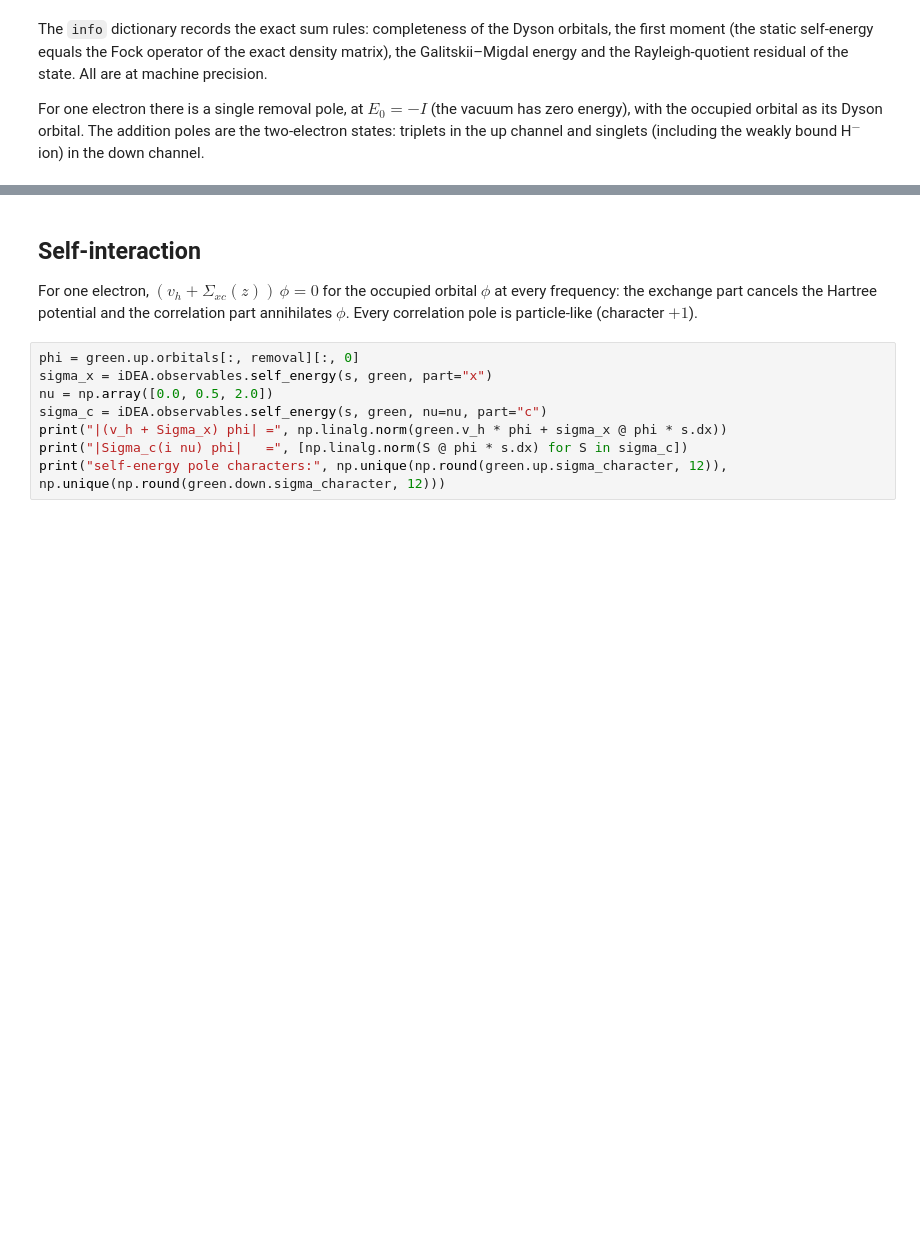
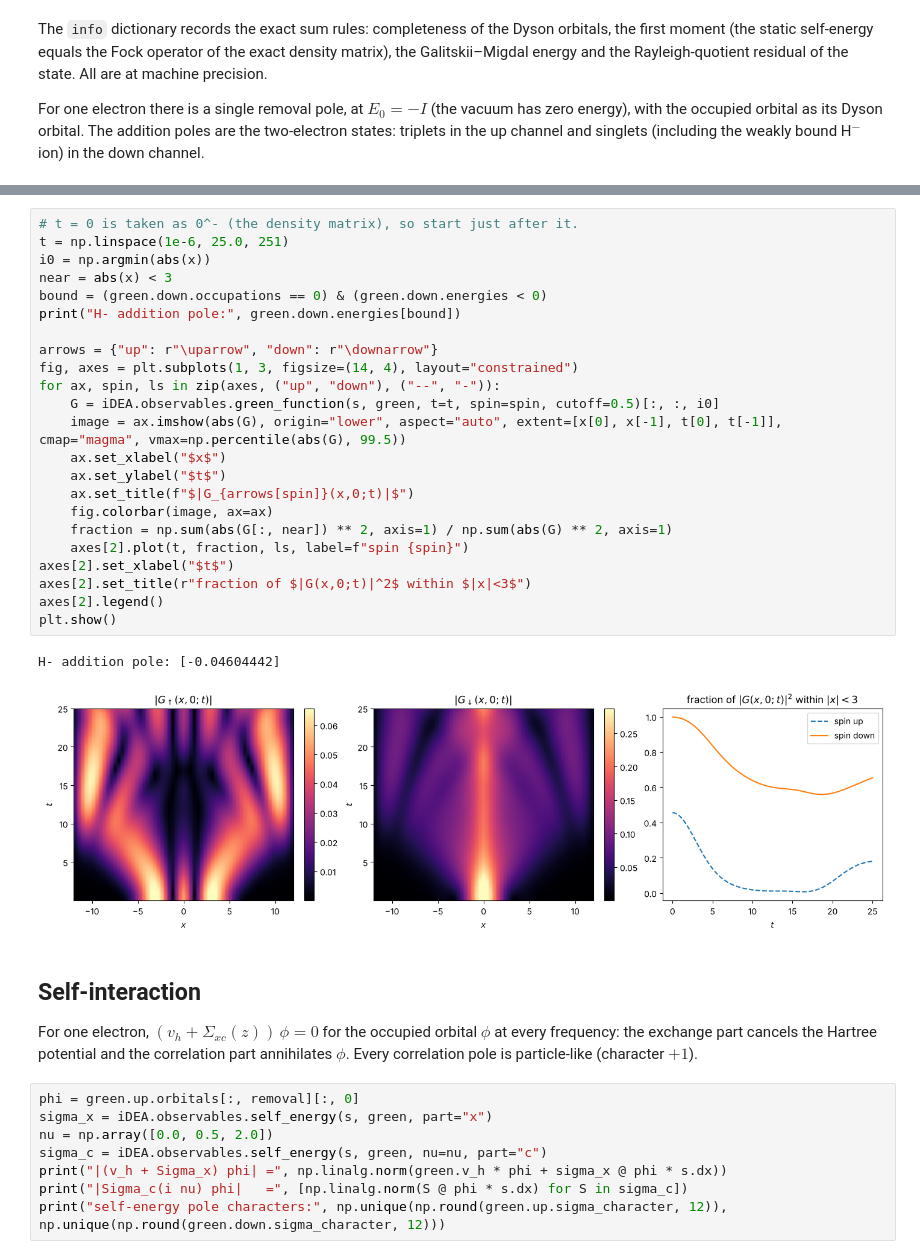
Before and after one commit to JackWetherell/iDEA, a Jupyter notebook: tutorial/example_green_function.ipynb, the cells around one changed output, grey strips where cells are left out. Cells and saved outputs as stored; diff of their text form; blank space fills up the shorter version.

```diff
--- a/tutorial/example_green_function.ipynb
+++ b/tutorial/example_green_function.ipynb
@@ -55,3 +100,29 @@ removal pole: [-0.51083377]  E0: -0.5108337683315927
+# %%
+# t = 0 is taken as 0^- (the density matrix), so start just after it.
+t = np.linspace(1e-6, 25.0, 251)
+i0 = np.argmin(abs(x))
+near = abs(x) < 3
+bound = (green.down.occupations == 0) & (green.down.energies < 0)
+print("H- addition pole:", green.down.energies[bound])
+
+arrows = {"up": r"\uparrow", "down": r"\downarrow"}
+fig, axes = plt.subplots(1, 3, figsize=(14, 4), layout="constrained")
+for ax, spin, ls in zip(axes, ("up", "down"), ("--", "-")):
+    G = iDEA.observables.green_function(s, green, t=t, spin=spin, cutoff=0.5)[:, :, i0]
+    image = ax.imshow(abs(G), origin="lower", aspect="auto", extent=[x[0], x[-1], t[0], t[-1]], cmap="magma", vmax=np.percentile(abs(G), 99.5))
+    ax.set_xlabel("$x$")
+    ax.set_ylabel("$t$")
+    ax.set_title(f"$|G_{arrows[spin]}(x,0;t)|$")
+    fig.colorbar(image, ax=ax)
+    fraction = np.sum(abs(G[:, near]) ** 2, axis=1) / np.sum(abs(G) ** 2, axis=1)
+    axes[2].plot(t, fraction, ls, label=f"spin {spin}")
+axes[2].set_xlabel("$t$")
+axes[2].set_title(r"fraction of $|G(x,0;t)|^2$ within $|x|<3$")
+axes[2].legend()
+plt.show()
+# %% [output]
+H- addition pole: [-0.04604442]
+[figure, added]
 # %% [markdown]
 ## Self-interaction
 
```
Also changed, not shown: parts of 6 cells of this notebook.
